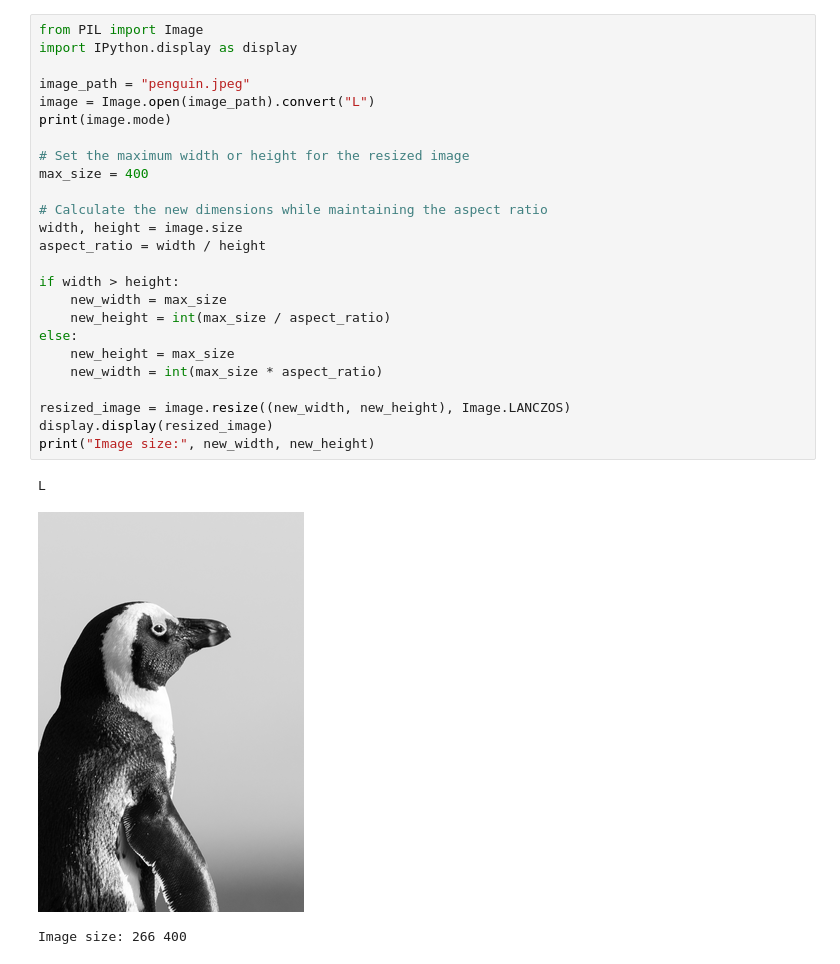
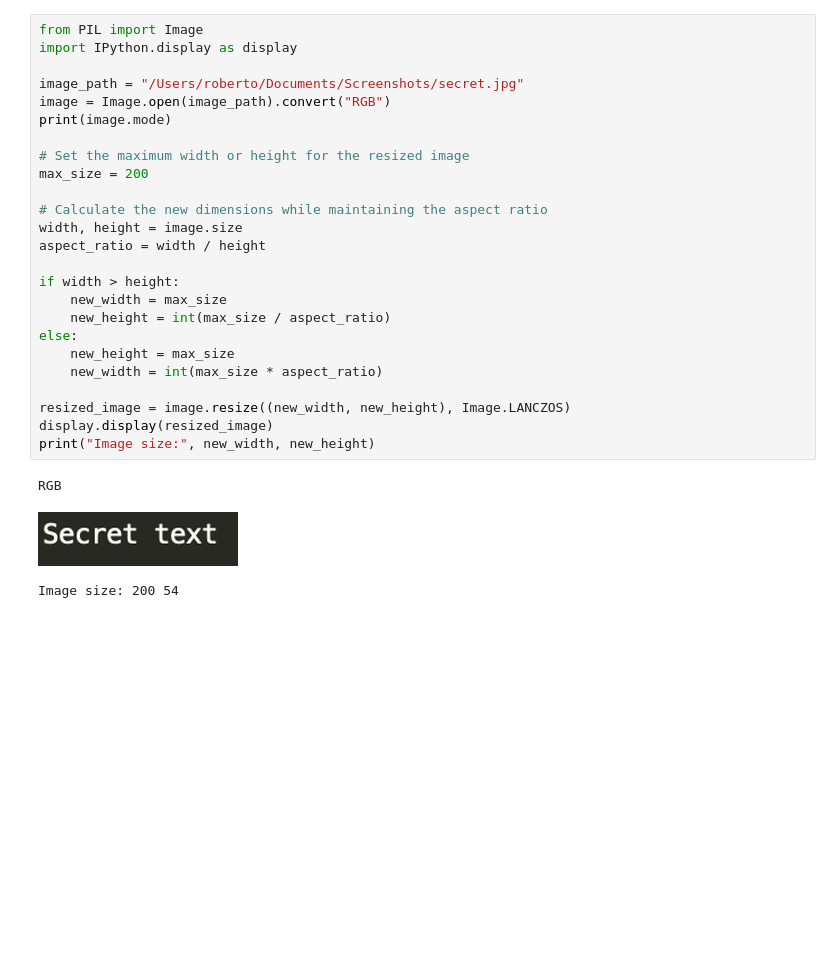
Before and after one commit to roberto-aldera/cryptography-playground, a Jupyter notebook: ecb-cipher.ipynb, the cells around one changed output. Drawn from its saved outputs; the diff is of its cells as text; blank space fills up the shorter version.

Commit message:
Update example to use a text image (easier to see flaws)

```diff
--- a/ecb-cipher.ipynb
+++ b/ecb-cipher.ipynb
@@ -1,32 +1,32 @@
 # %%
 from PIL import Image
 import IPython.display as display
 
-image_path = "penguin.jpeg"
-image = Image.open(image_path).convert("L")
+image_path = "/Users/roberto/Documents/Screenshots/secret.jpg"
+image = Image.open(image_path).convert("RGB")
 print(image.mode)
 
 # Set the maximum width or height for the resized image
-max_size = 400
+max_size = 200
 
 # Calculate the new dimensions while maintaining the aspect ratio
 width, height = image.size
 aspect_ratio = width / height
 
 if width > height:
     new_width = max_size
     new_height = int(max_size / aspect_ratio)
 else:
     new_height = max_size
     new_width = int(max_size * aspect_ratio)
 
 resized_image = image.resize((new_width, new_height), Image.LANCZOS)
 display.display(resized_image)
 print("Image size:", new_width, new_height)
 # %% [output]
-L
+RGB
-[figure, old version]
+[figure, new version]
-Image size: 266 400
+Image size: 200 54
 # %%
 from Cryptodome.Cipher import AES
 from Cryptodome.Util.Padding import pad
```
Also changed, not shown: parts of 2 cells of this notebook, 1 other file.
